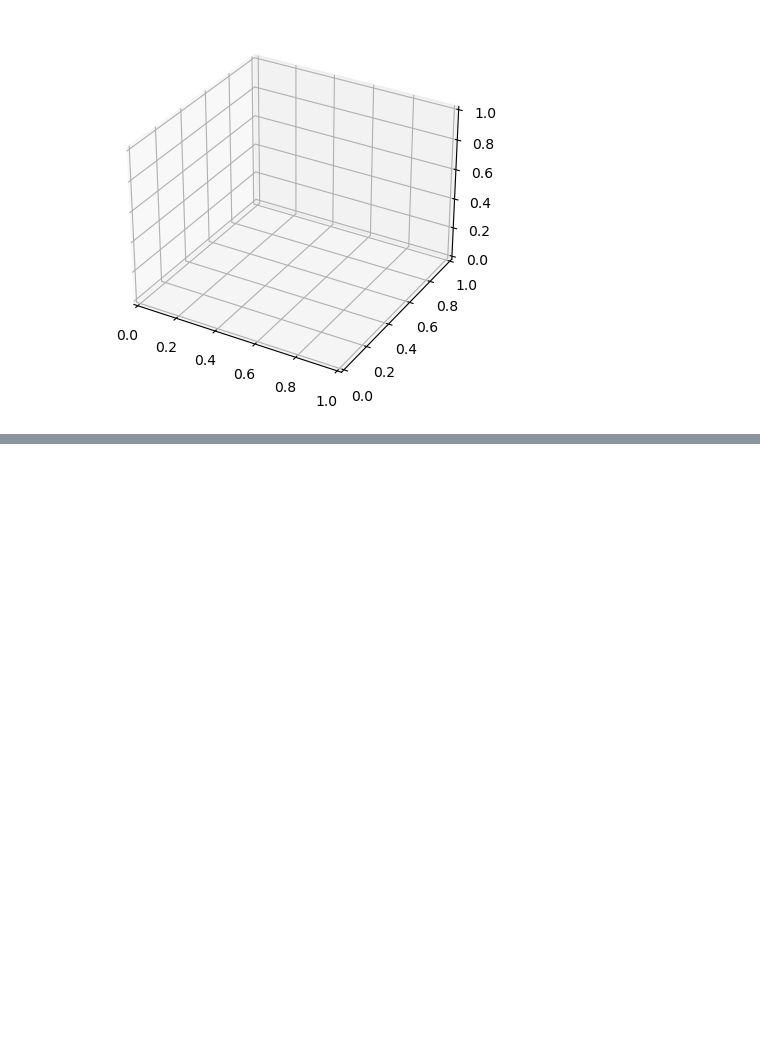
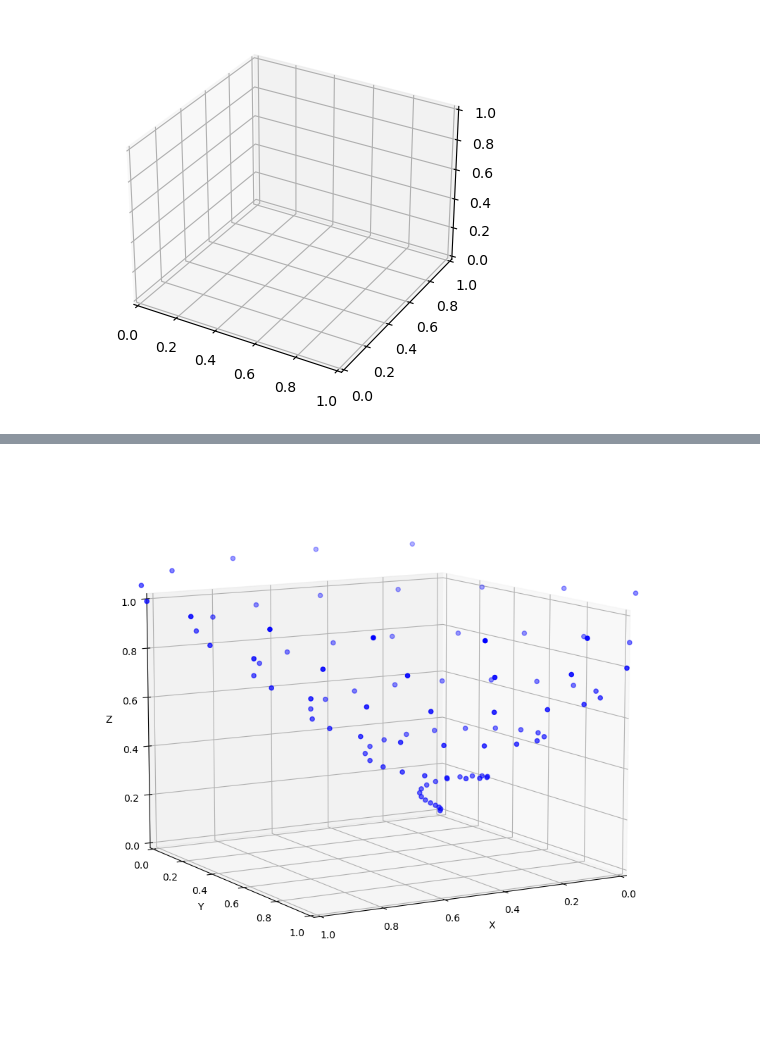
Before and after one commit to peterbull/fai-pt2-nbs, a Jupyter notebook: sidebars/python_matplotlib_3d.ipynb, the cells around one changed output, grey strips where cells are left out. Cells and saved outputs as stored; diff of their text form; code cells hidden in the pictures; blank space fills up the shorter version.

```diff
--- a/sidebars/python_matplotlib_3d.ipynb
+++ b/sidebars/python_matplotlib_3d.ipynb
@@ -9,0 +39,22 @@ ax = plt.axes(projection='3d')
+# %%
+fig = plt.figure(figsize=(10, 15))
+ax = plt.axes(projection='3d')
+
+z = np.linspace(0, 1, 100)
+x = z * np.sin(35 * z)
+y = z * np.cos(35 * z)
+ax.scatter3D(x, y, z, color='blue')
+
+xlabel = ax.set_xlabel('X')
+ylabel = ax.set_ylabel('Y')
+zlabel = ax.set_zlabel('Z')
+
+ax.set_xlim([0, 1])
+ax.set_ylim([0, 1])
+ax.set_zlim([0, 1])
+
+ax.view_init(elev=10, azim=60)
+
+plt.show()
+# %% [output]
+[figure, added]
```
Also changed, not shown: parts of 8 cells of this notebook.
